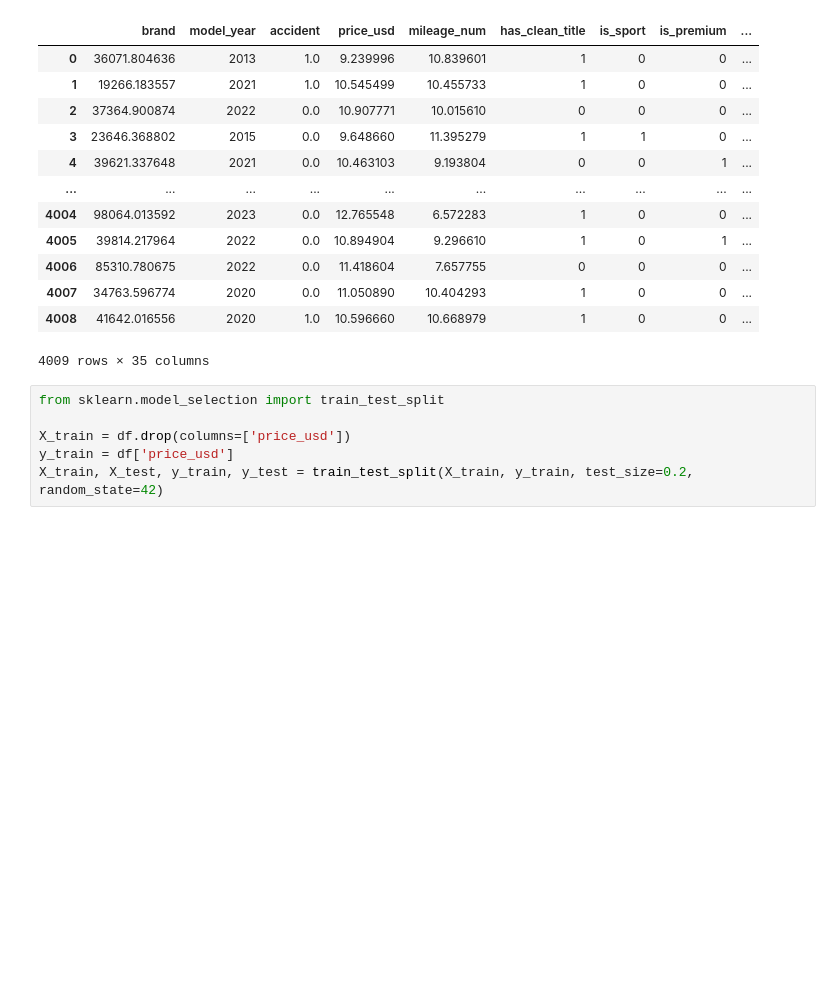
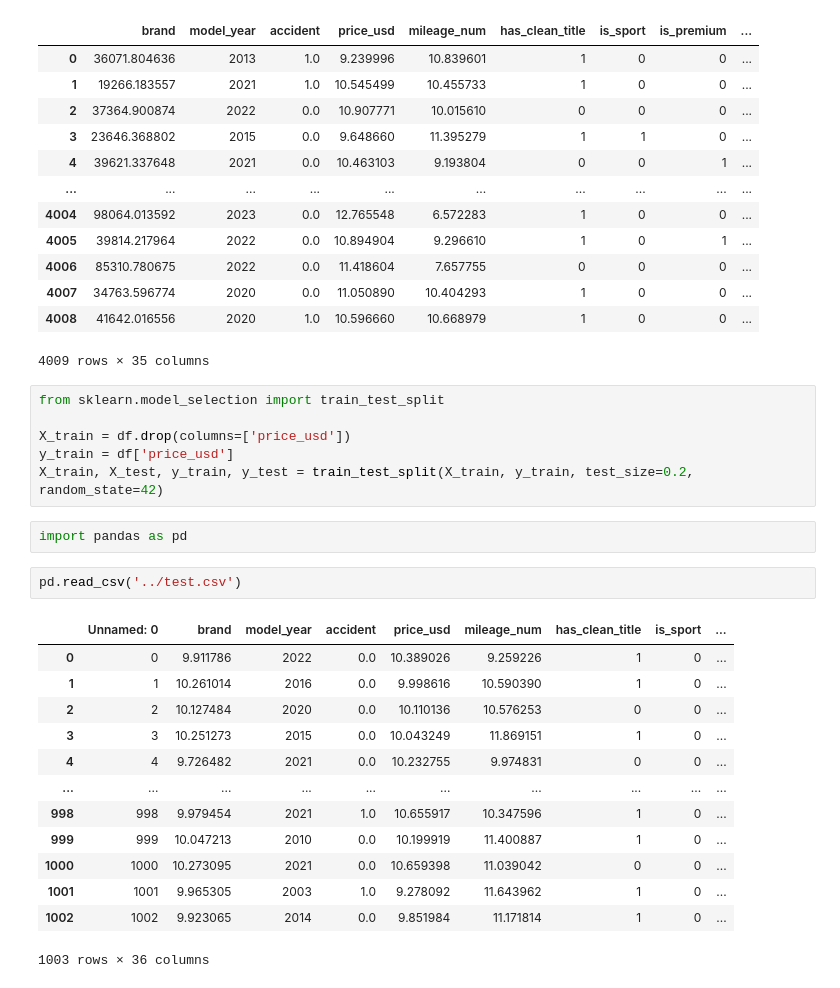
Before and after one commit to DiwasDev/Used_Car_Price_Prediction, a Jupyter notebook: notebooks/eda.ipynb, the cells around one changed output. Cells and saved outputs as stored; diff of their text form; blank space fills up the shorter version.

```diff
--- a/notebooks/eda.ipynb
+++ b/notebooks/eda.ipynb
@@ -1156,3 +1156,21 @@ from sklearn.model_selection import train_test_split
 X_train = df.drop(columns=['price_usd'])
 y_train = df['price_usd']
 X_train, X_test, y_train, y_test = train_test_split(X_train, y_train, test_size=0.2, random_state=42)
+# %%
+import pandas as pd
+# %%
+pd.read_csv('../test.csv')
+# %% [output]
+|  | Unnamed: 0 | brand | model_year | accident | price_usd | mileage_num | has_clean_title | is_sport | ... |
+| 0 | 0 | 9.911786 | 2022 | 0.0 | 10.389026 | 9.259226 | 1 | 0 | ... |
+| 1 | 1 | 10.261014 | 2016 | 0.0 | 9.998616 | 10.590390 | 1 | 0 | ... |
+| 2 | 2 | 10.127484 | 2020 | 0.0 | 10.110136 | 10.576253 | 0 | 0 | ... |
+| 3 | 3 | 10.251273 | 2015 | 0.0 | 10.043249 | 11.869151 | 1 | 0 | ... |
+| 4 | 4 | 9.726482 | 2021 | 0.0 | 10.232755 | 9.974831 | 0 | 0 | ... |
+| ... | ... | ... | ... | ... | ... | ... | ... | ... | ... |
+| 998 | 998 | 9.979454 | 2021 | 1.0 | 10.655917 | 10.347596 | 1 | 0 | ... |
+| 999 | 999 | 10.047213 | 2010 | 0.0 | 10.199919 | 11.400887 | 1 | 0 | ... |
+| 1000 | 1000 | 10.273095 | 2021 | 0.0 | 10.659398 | 11.039042 | 0 | 0 | ... |
+| 1001 | 1001 | 9.965305 | 2003 | 1.0 | 9.278092 | 11.643962 | 1 | 0 | ... |
+| 1002 | 1002 | 9.923065 | 2014 | 0.0 | 9.851984 | 11.171814 | 1 | 0 | ... |
+1003 rows × 36 columns
```
Also changed, not shown: 8 other files.
